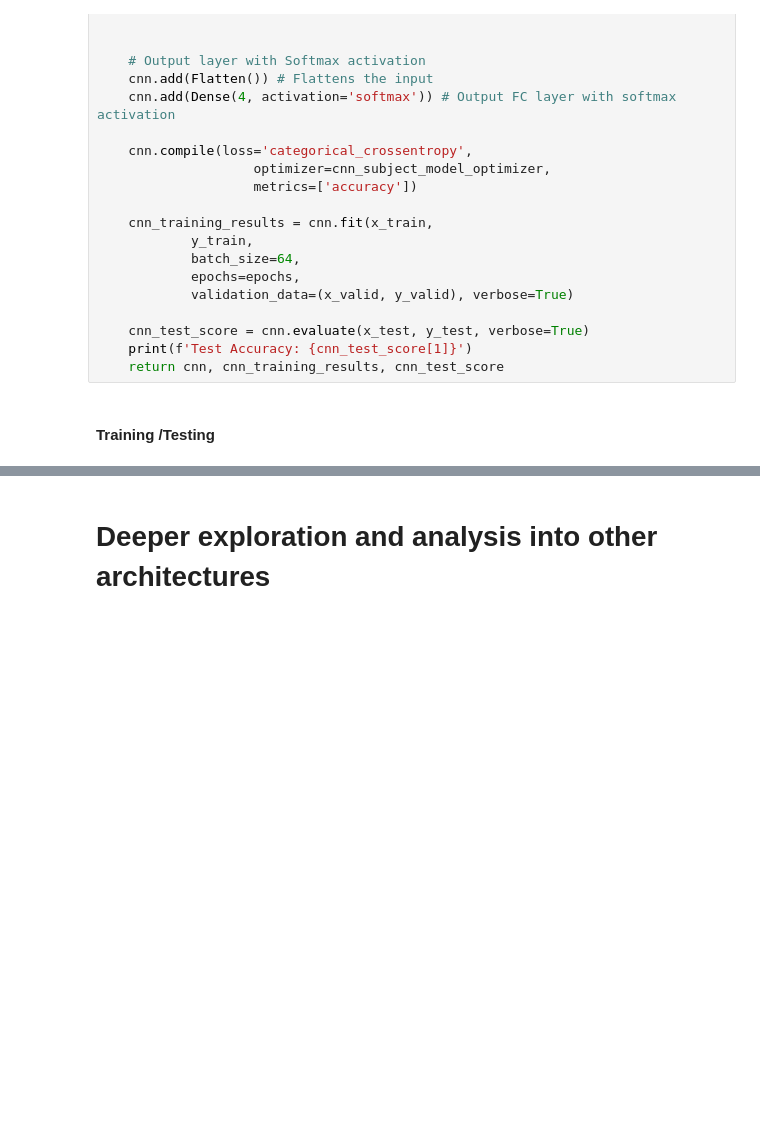
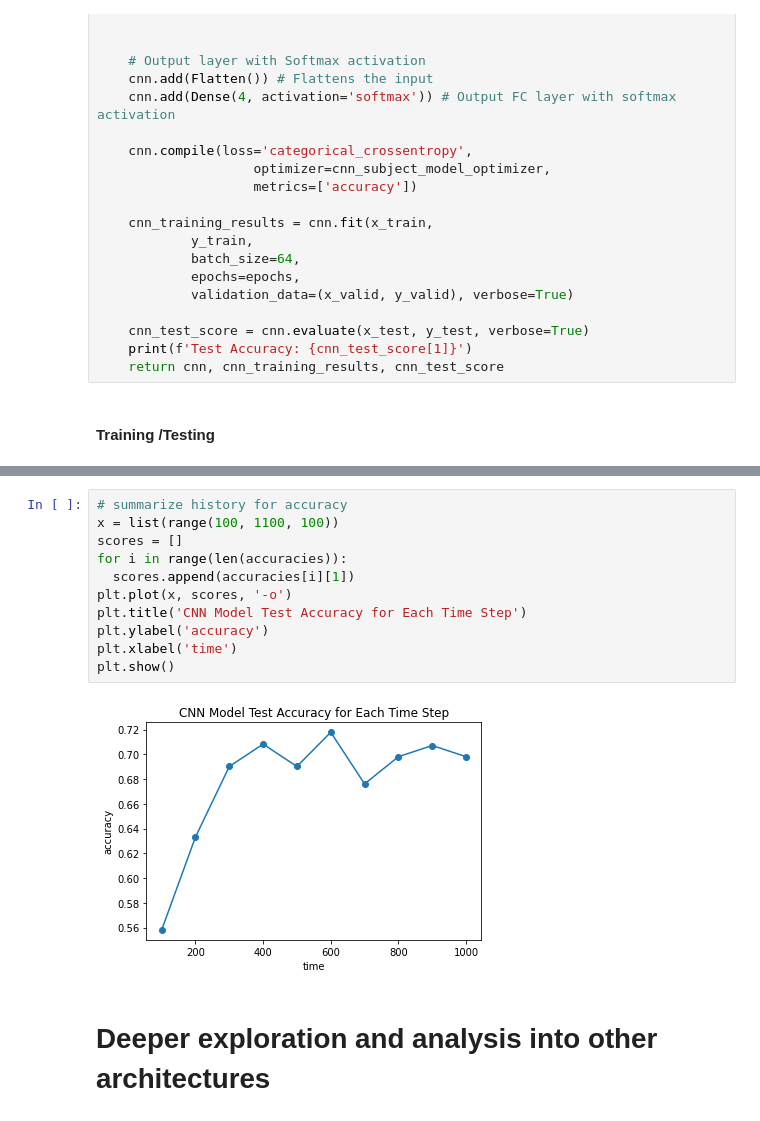
Before and after one commit to edngo23/EEG_project-edngo23, a Jupyter notebook: project/EEG_loading.ipynb, the cells around one changed output, grey strips where cells are left out. Drawn from its saved outputs; the diff is of its cells as text; blank space fills up the shorter version.

```diff
--- a/project/EEG_loading.ipynb
+++ b/project/EEG_loading.ipynb
@@ -818,3 +884,16 @@ Epoch 100/100
+# %%
+# summarize history for accuracy
+x = list(range(100, 1100, 100))
+scores = []
+for i in range(len(accuracies)):
+  scores.append(accuracies[i][1])
+plt.plot(x, scores, '-o')
+plt.title('CNN Model Test Accuracy for Each Time Step')
+plt.ylabel('accuracy')
+plt.xlabel('time')
+plt.show()
+# %% [output]
+[figure, added]
 # %% [markdown]
 # Deeper exploration and analysis into other architectures
 # %% [markdown]
```
Also changed, not shown: parts of 28 cells of this notebook.
